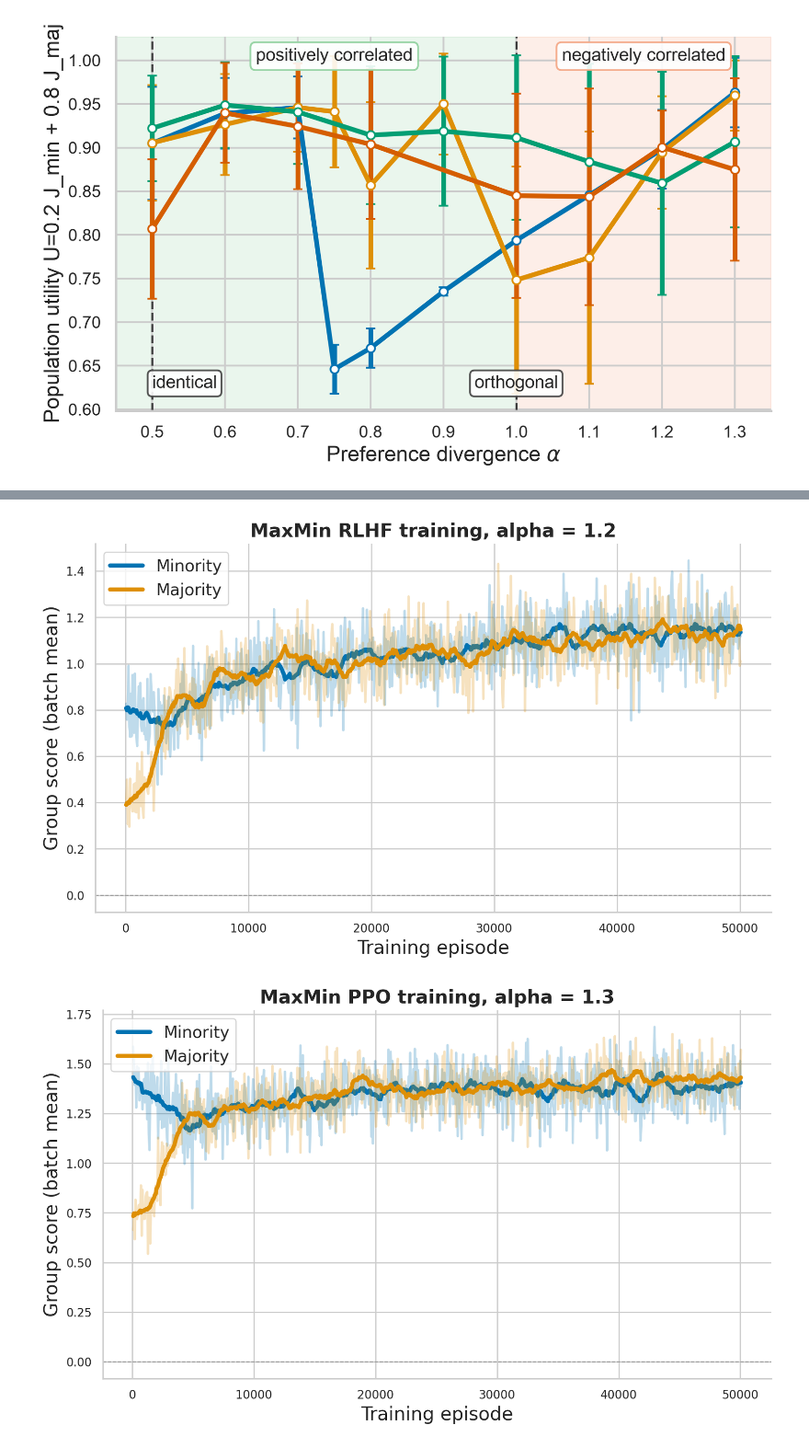
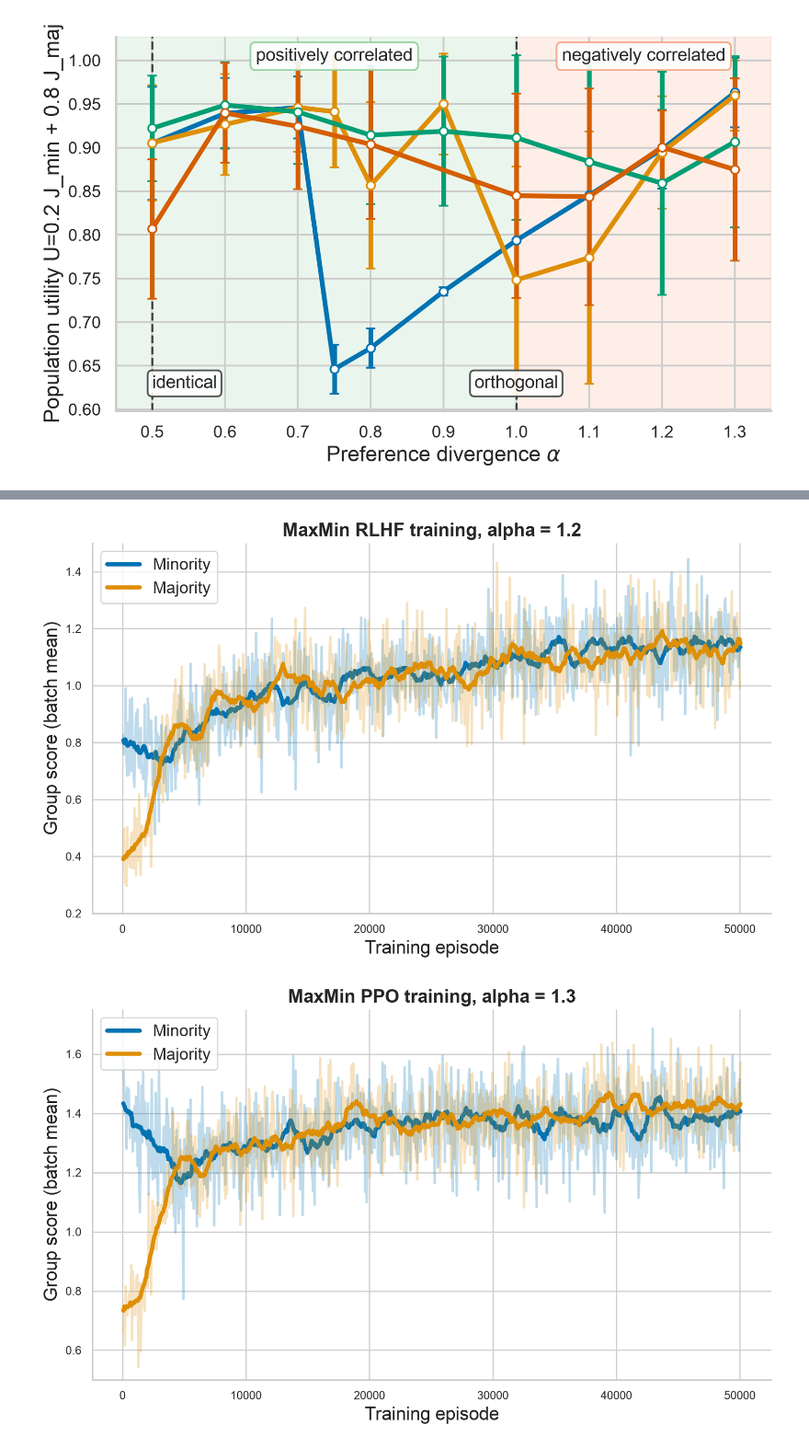
Before and after one commit to MINGXUAN99/fairness-rlhf, a Jupyter notebook: notebooks/analyze_ppo_by_alpha.ipynb, the cells around one changed output, grey strips where cells are left out. Shown at 92% size. Saved outputs shown, nothing was run; the diff lists cells and outputs as text; code cells hidden in the pictures.

Commit message:
Update PPO alpha analysis and add MaxMin plots

```diff
--- a/notebooks/analyze_ppo_by_alpha.ipynb
+++ b/notebooks/analyze_ppo_by_alpha.ipynb
@@ -688,10 +750,7 @@ Using W&B directory: /workspace/fairness-rlhf/wandb
 # %%
 # Single MaxMin PPO training plot: alpha = 1.2
 alpha = 1.2
-run_name = MAXMIN_RUNS[alpha]
-log_path = os.path.join(WANDB_DIR, run_name, "files", "output.log")
-
-df = parse_group_scores(log_path).sort_values("episode").reset_index(drop=True)
+df = load_group_scores(MAXMIN_RUNS[alpha])
 df["minority_smooth"] = df["minority"].rolling(SMOOTH_WINDOW, min_periods=1, center=True).mean()
 df["majority_smooth"] = df["majority"].rolling(SMOOTH_WINDOW, min_periods=1, center=True).mean()
 
@@ -715,6 +774,7 @@ sns.lineplot(
 ax.axhline(0, color="gray", linestyle="--", linewidth=0.8, alpha=0.7)
 ax.set_xlabel("Training episode", fontsize=16)
 ax.set_ylabel("Group score (batch mean)", fontsize=16)
+ax.set_ylim(0.2, 1.5)
 ax.set_title(f"MaxMin RLHF training, alpha = {alpha}", fontweight="semibold", fontsize=16)
 ax.legend(loc="upper left", frameon=True, fontsize=14)
 sns.despine(ax=ax)
@@ -722,42 +782,40 @@ plt.tight_layout()
 plt.savefig("ppo_by_alpha_maxmin_1.2.pdf", format="pdf", bbox_inches="tight", dpi=300)
 plt.show()
 # %% [output]
-[figure, old version]
+[figure, new version]
 # %%
 # Single MaxMin PPO training plot: alpha = 1.3
 alpha = 1.3
-run_name = MAXMIN_RUNS[alpha]
-log_path = os.path.join(WANDB_DIR, run_name, "files", "output.log")
-
-df = parse_group_scores(log_path).sort_values("episode").reset_index(drop=True)
+df = load_group_scores(MAXMIN_RUNS[alpha])
 df["minority_smooth"] = df["minority"].rolling(SMOOTH_WINDOW, min_periods=1, center=True).mean()
 df["majority_smooth"] = df["majority"].rolling(SMOOTH_WINDOW, min_periods=1, center=True).mean()
 
 fig, ax = plt.subplots(figsize=(9, 5.5), dpi=200)
 sns.lineplot(
     data=df, x="episode", y="minority", ax=ax,
     color=MINORITY_COLOR, alpha=0.25, linewidth=2, legend=False,
 )
 sns.lineplot(
     data=df, x="episode", y="minority_smooth", ax=ax,
     color=MINORITY_COLOR, linewidth=3.5, label="Minority",
 )
 sns.lineplot(
     data=df, x="episode", y="majority", ax=ax,
     color=MAJORITY_COLOR, alpha=0.25, linewidth=2, legend=False,
 )
 sns.lineplot(
     data=df, x="episode", y="majority_smooth", ax=ax,
     color=MAJORITY_COLOR, linewidth=3.5, label="Majority",
 )
 ax.axhline(0, color="gray", linestyle="--", linewidth=0.8, alpha=0.7)
 ax.set_xlabel("Training episode", fontsize=16)
 ax.set_ylabel("Group score (batch mean)", fontsize=16)
+ax.set_ylim(0.5, 1.75)
 ax.set_title(f"MaxMin PPO training, alpha = {alpha}", fontweight="semibold", fontsize=16)
 ax.legend(loc="upper left", frameon=True, fontsize=14)
 sns.despine(ax=ax)
 plt.tight_layout()
 plt.savefig("ppo_by_alpha_maxmin_1.3.pdf", format="pdf", bbox_inches="tight", dpi=300)
 plt.show()
 # %% [output]
-[figure, old version]
+[figure, new version]
```
Also changed, not shown: parts of 2 cells of this notebook, 2 other files.
